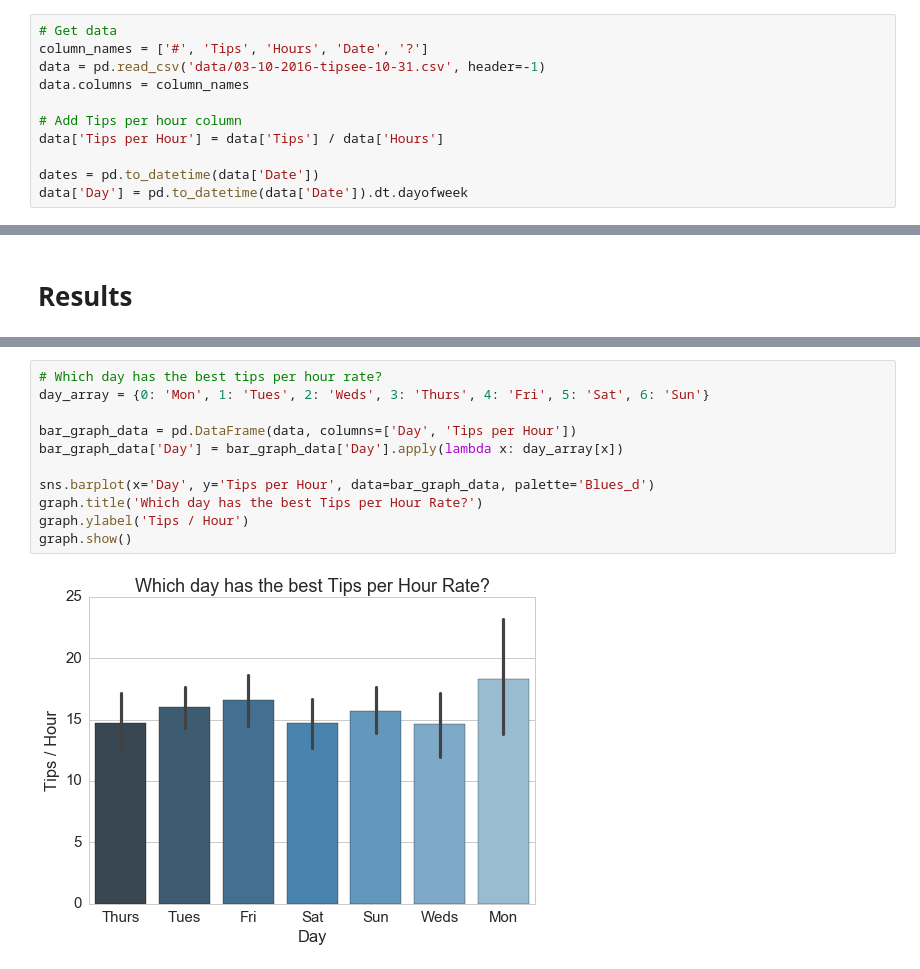
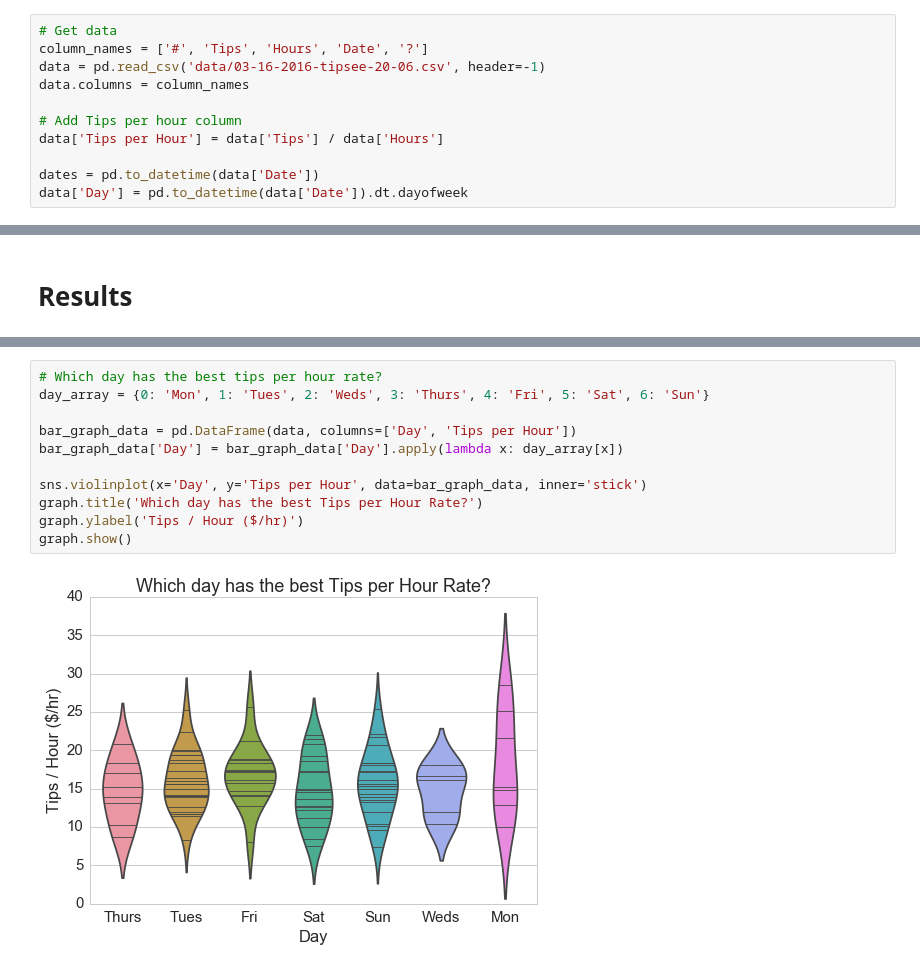
Before and after one commit to arose13/Python-Collection, a Jupyter notebook: Caroline Tips Notebook.ipynb, the cells around one changed output, grey strips where cells are left out. Cells and saved outputs as stored; diff of their text form.

```diff
--- a/Caroline Tips Notebook.ipynb
+++ b/Caroline Tips Notebook.ipynb
@@ -17,7 +17,7 @@ sns.set_style('whitegrid')
 # %%
 # Get data
 column_names = ['#', 'Tips', 'Hours', 'Date', '?']
-data = pd.read_csv('data/03-10-2016-tipsee-10-31.csv', header=-1)
+data = pd.read_csv('data/03-16-2016-tipsee-20-06.csv', header=-1)
 data.columns = column_names
 
 # Add Tips per hour column
@@ -42,16 +72,16 @@ graph.show()
 # %%
 # Which day has the best tips per hour rate?
 day_array = {0: 'Mon', 1: 'Tues', 2: 'Weds', 3: 'Thurs', 4: 'Fri', 5: 'Sat', 6: 'Sun'}
 
 bar_graph_data = pd.DataFrame(data, columns=['Day', 'Tips per Hour'])
 bar_graph_data['Day'] = bar_graph_data['Day'].apply(lambda x: day_array[x])
 
-sns.barplot(x='Day', y='Tips per Hour', data=bar_graph_data, palette='Blues_d')
+sns.violinplot(x='Day', y='Tips per Hour', data=bar_graph_data, inner='stick')
 graph.title('Which day has the best Tips per Hour Rate?')
-graph.ylabel('Tips / Hour')
+graph.ylabel('Tips / Hour ($/hr)')
 graph.show()
 # %% [output]
-[figure, old version]
+[figure, new version]
 # %%
 # Run ANOVA with Post Hoc test to figure which day is significantly different
 post_test = posthoc.MultiComparison(data=data['Tips per Hour'], groups=data['Day'])
```
Also changed, not shown: parts of 6 cells of this notebook, 1 other file.
